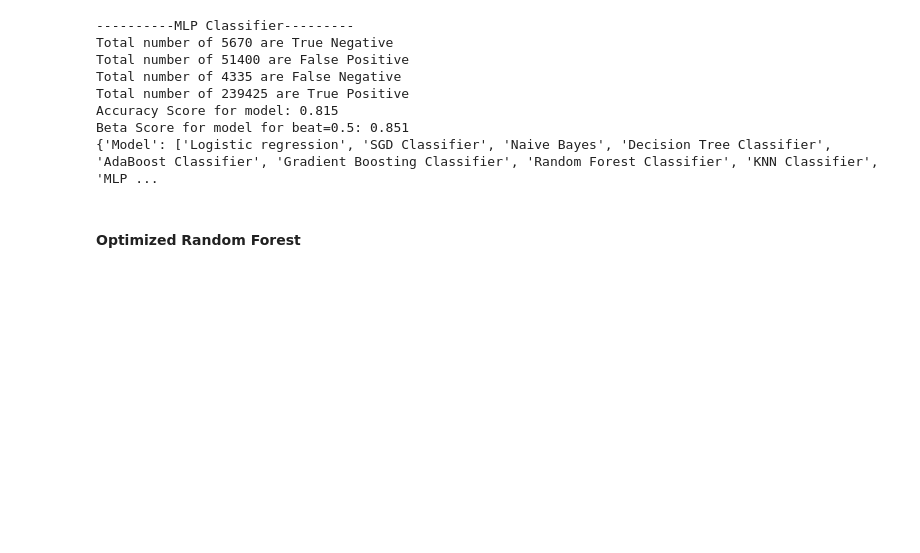
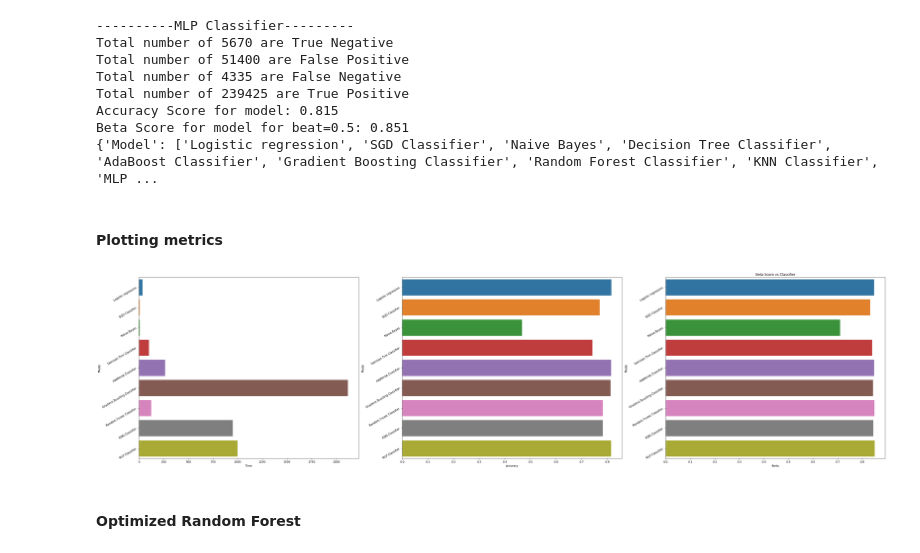
Before and after one commit to ArshadKhurshid/UK-Accident-History, a Jupyter notebook: UKAccident.ipynb, the cells around one changed output. Saved outputs shown, nothing was run; the diff lists cells and outputs as text; code cells hidden in the pictures; blank space fills up the shorter version.

Commit message:
chore: Add bar graph for classifier metrics

```diff
--- a/UKAccident.ipynb
+++ b/UKAccident.ipynb
@@ -690,6 +690,24 @@ Total number of 239425 are True Positive
 Accuracy Score for model: 0.815
 Beta Score for model for beat=0.5: 0.851
 {'Model': ['Logistic regression', 'SGD Classifier', 'Naive Bayes', 'Decision Tree Classifier', 'AdaBoost Classifier', 'Gradient Boosting Classifier', 'Random Forest Classifier', 'KNN Classifier', 'MLP ...
+# %% [markdown]
+#### Plotting metrics
+# %%
+metrics = pd.DataFrame.from_dict(model_metrics)
+f, ax = plt.subplots(1,3,figsize=(48,12))
+sns.barplot(y=metrics['Model'], x=metrics['Time'], ax=ax[0]).set_yticklabels(metrics['Model'],rotation=30)
+plt.subplots_adjust(wspace=0.2,hspace=0.5)
+plt.title('Processing Time vs Classifier')
+sns.barplot(y=metrics['Model'], x=metrics['accuracy'], ax=ax[1]).set_yticklabels(metrics['Model'],rotation=30)
+plt.subplots_adjust(wspace=0.2,hspace=0.5)
+plt.title('Accuracy vs Classifier')
+sns.barplot(y=metrics['Model'], x=metrics['fbeta'], ax=ax[2]).set_yticklabels(metrics['Model'],rotation=30)
+plt.subplots_adjust(wspace=0.2,hspace=0.5)
+plt.title('Beta Score vs Classifier')
+
+plt.show()
+# %% [output]
+[figure, added]
 # %% [markdown]
 #### Optimized Random Forest
 # %%
```
Also changed, not shown: parts of 8 cells of this notebook.
